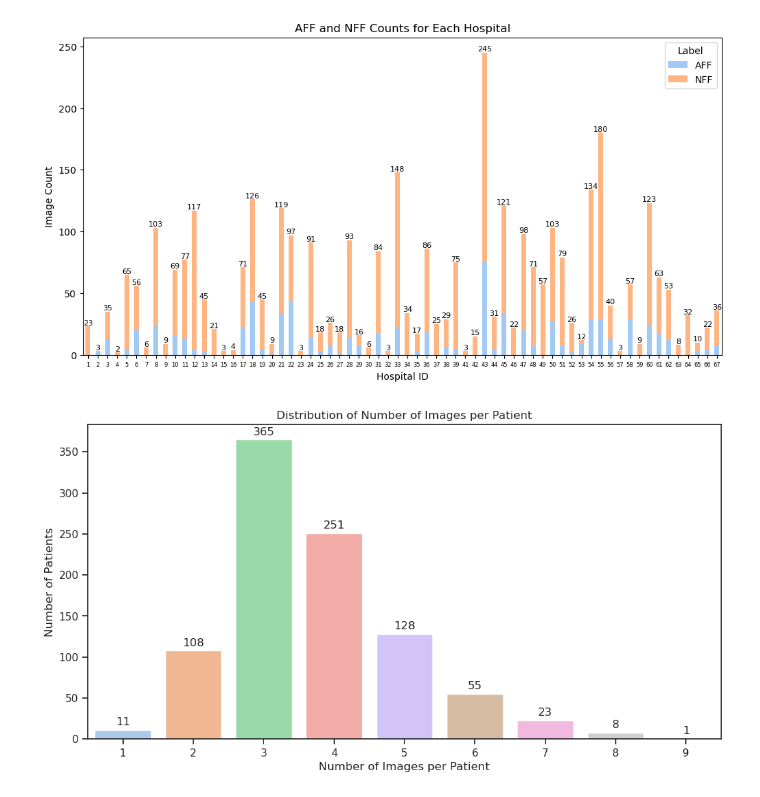
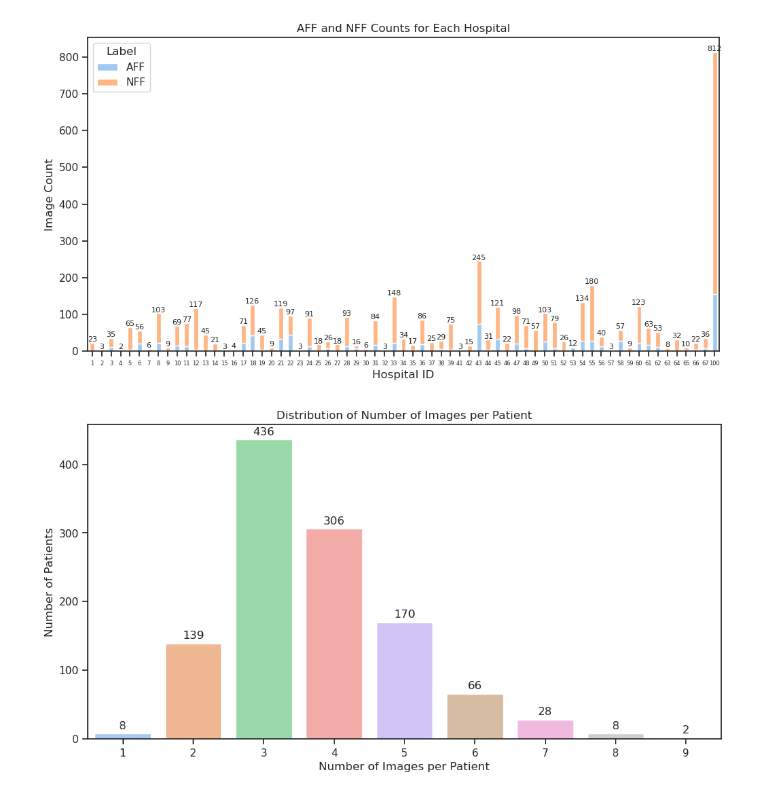
Before and after one commit to honzh073/FL, a Jupyter notebook: code/0_data_analysis/data_distribution.ipynb, the cells around one changed output. Saved outputs shown, nothing was run; the diff lists cells and outputs as text; code cells hidden in the pictures.

```diff
--- a/code/0_data_analysis/data_distribution.ipynb
+++ b/code/0_data_analysis/data_distribution.ipynb
@@ -8,10 +8,10 @@ file_path = '/local/data1/honzh073/local_repo/FL/code/2_patient_level/image_data
 data = pd.read_csv(file_path)
 
 # 过滤掉HospitalID为100的数据
-filtered_data = data[data['HospitalID'] != 100]
+# filtered_data = data[data['HospitalID'] != 100]
 
 # 根据医院ID和标签进行分组，并统计图片数量
-hospital_label_counts = filtered_data.groupby(['HospitalID', 'Label']).size().unstack().fillna(0)
+hospital_label_counts = data.groupby(['HospitalID', 'Label']).size().unstack().fillna(0)
 
 # 计算AFF和NFF的总数
 hospital_label_counts['Total'] = hospital_label_counts['AFF'] + hospital_label_counts['NFF']
@@ -57,4 +57,4 @@ HospitalID
-[figure, old version]
+[figure, new version]
 # %%
 import pandas as pd
 import matplotlib.pyplot as plt
@@ -65,10 +65,10 @@ file_path = '/local/data1/honzh073/local_repo/FL/code/2_patient_level/image_data
 data = pd.read_csv(file_path)
 
 # 过滤掉HospitalID为100的数据
-filtered_data = data[data['HospitalID'] != 100]
+# data = data[data['HospitalID'] != 100]
 
 # 按PatientID分组并计算每个患者的图片数量
-patient_image_counts = filtered_data.groupby('PatientID').size().reset_index(name='Image Count')
+patient_image_counts = data.groupby('PatientID').size().reset_index(name='Image Count')
 
 # 设置绘图风格
 sns.set(style="ticks")
@@ -86,7 +86,7 @@ plt.ylabel('Number of Patients')
 plt.title('Distribution of Number of Images per Patient')
 plt.show()
 # %% [output]
-[figure, old version]
+[figure, new version]
 # %%
 import pandas as pd
 import matplotlib.pyplot as plt
```
Also changed, not shown: parts of 3 cells of this notebook, 16 other files.
